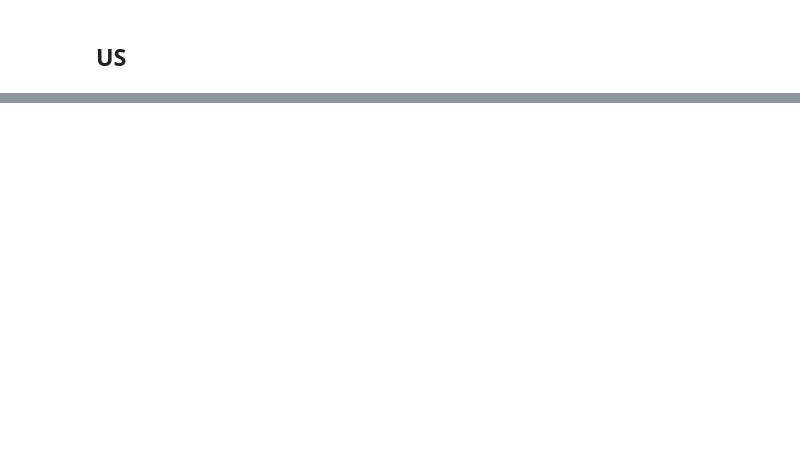
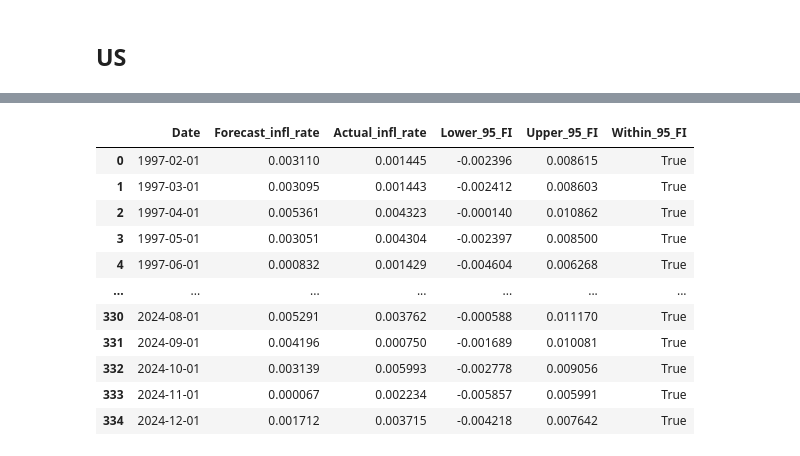
Before and after one commit to willafred/fe5213-cpi-forecasting, a Jupyter notebook: scripts/models_time_series.ipynb, the cells around one changed output, grey strips where cells are left out. Cells and saved outputs as stored; diff of their text form; code cells hidden in the pictures; blank space fills up the shorter version.

```diff
--- a/scripts/models_time_series.ipynb
+++ b/scripts/models_time_series.ipynb
@@ -364,9 +367,11 @@ uk_arp_metrics_df = pd.DataFrame.from_dict(uk_ar_metrics, orient='index')
 uk_arp_metrics_df.index.name = 'Lag'
 uk_arp_metrics_df.reset_index(inplace=True)
 
+# Save best lag based on BIC
+uk_arp_lag = uk_arp_metrics_df[uk_arp_metrics_df["BIC"] == uk_arp_metrics_df["BIC"].min()]["Lag"].values[0]
+print(f'Lag with the lowest BIC: {uk_arp_lag}')
+
 # Display the metrics
-print(f'Lag with the lowest AIC: {uk_arp_metrics_df[uk_arp_metrics_df["AIC"] == uk_arp_metrics_df["AIC"].min()]["Lag"].values[0]}')
-print(f'Lag with the lowest BIC: {uk_arp_metrics_df[uk_arp_metrics_df["BIC"] == uk_arp_metrics_df["BIC"].min()]["Lag"].values[0]}')
 uk_arp_metrics_df
 # %% [output]
 [figure]
@@ -725,0 +813,71 @@ Lowest BIC for each variable:
+# %%
+# Create lagged variables for AR(p) model
+df_uk_arp_rolling = df_uk.copy()
+
+# Add lagged variables for infl_rate_diff up to the pth lag
+for lag in range(1, uk_arp_lag+1):  # Create lags from 1 to p
+    df_uk_arp_rolling[f'infl_rate_diff_lag{lag}'] = df_uk_arp_rolling['infl_rate_diff'].shift(lag)
+
+# Drop rows with NaN values due to lagging
+df_uk_arp_rolling = df_uk_arp_rolling.dropna()
+
+# Define dependent and independent variables
+y = df_uk_arp_rolling['infl_rate_diff']  # Dependent variable
+X = df_uk_arp_rolling[[f'infl_rate_diff_lag{lag}' for lag in range(1, uk_arp_lag+1)]]  # Include all lagged variables
+X = sm.add_constant(X)  # Add a constant to the independent variables
+
+# Initialize variables for rolling window forecasting
+rolling_window_size = 120  # Set the rolling window size to 120
+forecasts_diff = []  # To store the forecasts for infl_rate_diff
+forecasts_infl_rate = []  # To store the forecasts for infl_rate
+forecast_intervals = []  # To store the forecast intervals for infl_rate
+actuals_infl_rate = df_uk_arp_rolling['infl_rate'].iloc[rolling_window_size:].tolist()  # Actual values for infl_rate
+
+# Ensure there are enough observations for the rolling window
+if len(df_uk_arp_rolling) < rolling_window_size:
+    raise ValueError("Not enough data for the specified rolling window size.")
+
+# Start with the first rolling window
+for i in range(rolling_window_size, len(df_uk_arp_rolling)):
+    # Define the rolling window
+    X_rolling = X.iloc[i - rolling_window_size:i]  # Independent variables for the rolling window
+    y_rolling = y.iloc[i - rolling_window_size:i]  # Dependent variable for the rolling window
+
+    # Fit the AR(p) model on the rolling window
+    rolling_model = sm.OLS(y_rolling, X_rolling).fit()
+
+    # Use the current observation for prediction
+    current_row = X.iloc[i]
+    forecast_diff = rolling_model.predict(current_row)  # Predict infl_rate_diff
+
+    # Compute infl_rate_T = infl_rate_diff_T + infl_rate_T-1
+    last_infl_rate = df_uk_arp_rolling.iloc[i - 1]['infl_rate']  # infl_rate at T-1
+    forecast_infl_rate = forecast_diff.iloc[0] + last_infl_rate
+    forecasts_infl_rate.append(forecast_infl_rate)  # Store the forecasted infl_rate
+
+    # Calculate the standard error of the forecast
+    se = np.sqrt(rolling_model.mse_resid)  # Standard error of residuals
+    z = 1.96  # Critical value for 95% confidence interval
+    lower_bound = forecast_infl_rate - z * se
+    upper_bound = forecast_infl_rate + z * se
+    forecast_intervals.append((lower_bound, upper_bound))  # Store the forecast interval
+
+# Calculate RMSE for infl_rate
+rmse_infl_rate = np.sqrt(mean_squared_error(actuals_infl_rate, forecasts_infl_rate))
+print(f"Root Mean Squared Error (RMSE) for infl_rate: {rmse_infl_rate:.4f}")
+
+# Store results in a pandas DataFrame
+uk_arp_forecast_results = pd.DataFrame({
+    'Date': df_uk_arp_rolling['date'].iloc[rolling_window_size:].values,  # Extract the 'date' column starting from the rolling window size
+    'Forecast_infl_rate': forecasts_infl_rate,
+    'Actual_infl_rate': actuals_infl_rate,
+    'Lower_95_FI': [interval[0] for interval in forecast_intervals],
+    'Upper_95_FI': [interval[1] for interval in forecast_intervals]
+})
+
+# Within 95% forecast interval
+uk_arp_forecast_results['Within_95_FI'] = (uk_arp_forecast_results['Actual_infl_rate'] >= uk_arp_forecast_results['Lower_95_FI']) & (uk_arp_forecast_results['Actual_infl_rate'] <= uk_arp_forecast_results['Upper_95_FI'])
+
+# Display the first few rows of the results DataFrame
+uk_arp_forecast_results
+# %% [output]
@@ -725,0 +885,12 @@ Lowest BIC for each variable:
+|  | Date | Forecast_infl_rate | Actual_infl_rate | Lower_95_FI | Upper_95_FI | Within_95_FI |
+| 0 | 1997-02-01 | 0.003110 | 0.001445 | -0.002396 | 0.008615 | True |
+| 1 | 1997-03-01 | 0.003095 | 0.001443 | -0.002412 | 0.008603 | True |
+| 2 | 1997-04-01 | 0.005361 | 0.004323 | -0.000140 | 0.010862 | True |
+| 3 | 1997-05-01 | 0.003051 | 0.004304 | -0.002397 | 0.008500 | True |
+| 4 | 1997-06-01 | 0.000832 | 0.001429 | -0.004604 | 0.006268 | True |
+| ... | ... | ... | ... | ... | ... | ... |
+| 330 | 2024-08-01 | 0.005291 | 0.003762 | -0.000588 | 0.011170 | True |
+| 331 | 2024-09-01 | 0.004196 | 0.000750 | -0.001689 | 0.010081 | True |
+| 332 | 2024-10-01 | 0.003139 | 0.005993 | -0.002778 | 0.009056 | True |
+| 333 | 2024-11-01 | 0.000067 | 0.002234 | -0.005857 | 0.005991 | True |
+| 334 | 2024-12-01 | 0.001712 | 0.003715 | -0.004218 | 0.007642 | True |
```
Also changed, not shown: parts of 24 cells of this notebook.
